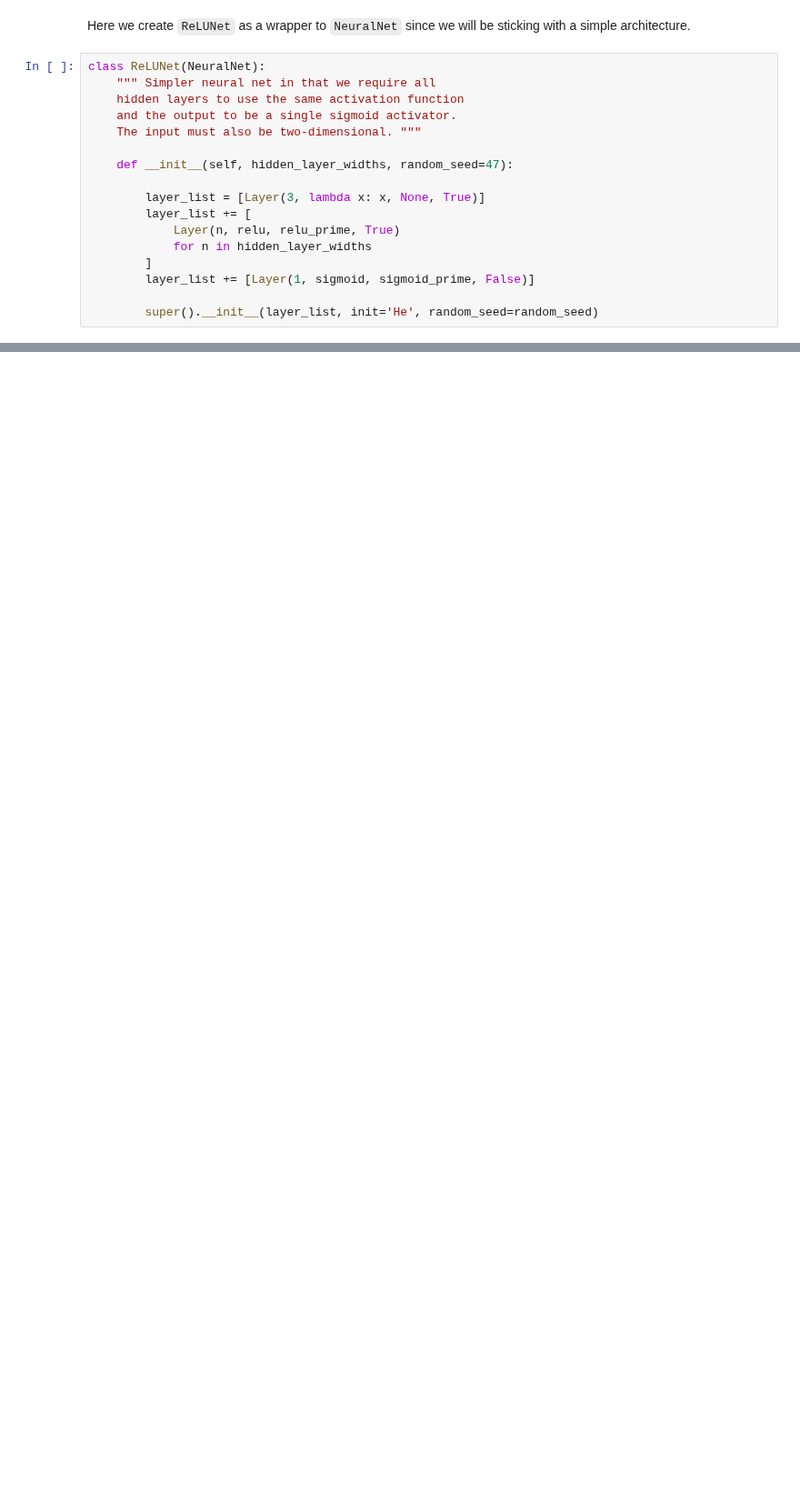
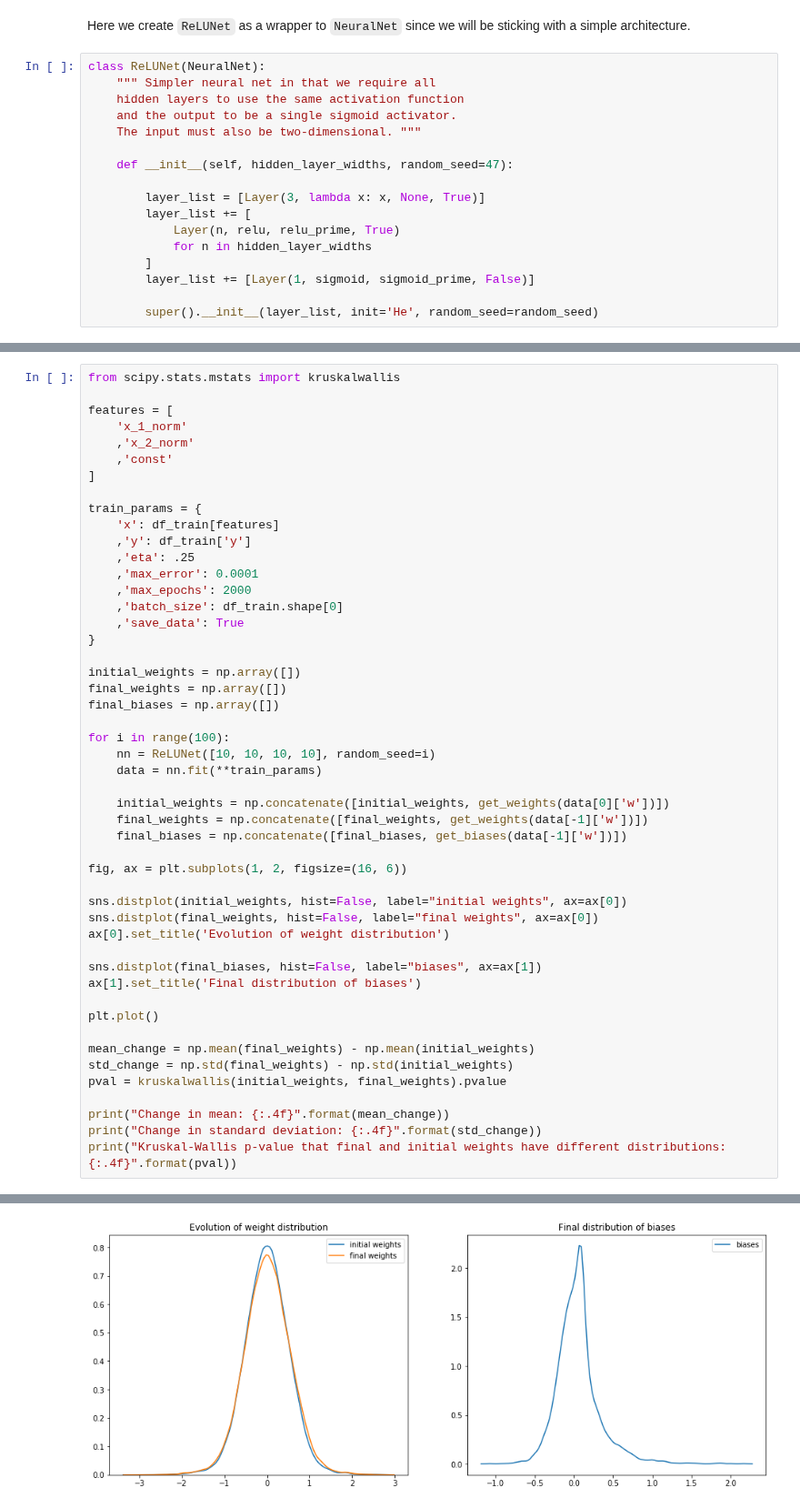
Before and after one commit to kevinnowland/kevinnowland.github.io, a Jupyter notebook: code/_notebooks/howtrainingworks.ipynb, the cells around one changed output, grey strips where cells are left out. Shown at 91% size. Saved outputs shown, nothing was run; the diff lists cells and outputs as text; blank space fills up the shorter version.

```diff
--- a/code/_notebooks/howtrainingworks.ipynb
+++ b/code/_notebooks/howtrainingworks.ipynb
@@ -556,0 +584,50 @@ WARNING:root:NeuralNet.fit(): converged during epoch 867.
+# %%
+from scipy.stats.mstats import kruskalwallis
+
+features = [
+    'x_1_norm'
+    ,'x_2_norm'
+    ,'const'
+]
+
+train_params = {
+    'x': df_train[features]
+    ,'y': df_train['y']
+    ,'eta': .25
+    ,'max_error': 0.0001
+    ,'max_epochs': 2000
+    ,'batch_size': df_train.shape[0]
+    ,'save_data': True
+}
+
+initial_weights = np.array([])
+final_weights = np.array([])
+final_biases = np.array([])
+
+for i in range(100):
+    nn = ReLUNet([10, 10, 10, 10], random_seed=i)
+    data = nn.fit(**train_params)
+
+    initial_weights = np.concatenate([initial_weights, get_weights(data[0]['w'])])
+    final_weights = np.concatenate([final_weights, get_weights(data[-1]['w'])])
+    final_biases = np.concatenate([final_biases, get_biases(data[-1]['w'])])
+
+fig, ax = plt.subplots(1, 2, figsize=(16, 6))
+
+sns.distplot(initial_weights, hist=False, label="initial weights", ax=ax[0])
+sns.distplot(final_weights, hist=False, label="final weights", ax=ax[0])
+ax[0].set_title('Evolution of weight distribution')
+
+sns.distplot(final_biases, hist=False, label="biases", ax=ax[1])
+ax[1].set_title('Final distribution of biases')
+
+plt.plot()
+
+mean_change = np.mean(final_weights) - np.mean(initial_weights)
+std_change = np.std(final_weights) - np.std(initial_weights)
+pval = kruskalwallis(initial_weights, final_weights).pvalue
+
+print("Change in mean: {:.4f}".format(mean_change))
+print("Change in standard deviation: {:.4f}".format(std_change))
+print("Kruskal-Wallis p-value that final and initial weights have different distributions: {:.4f}".format(pval))
+# %% [output]
@@ -556,0 +637 @@ WARNING:root:NeuralNet.fit(): converged during epoch 867.
+[figure, added]
```
Also changed, not shown: parts of 14 cells of this notebook.
